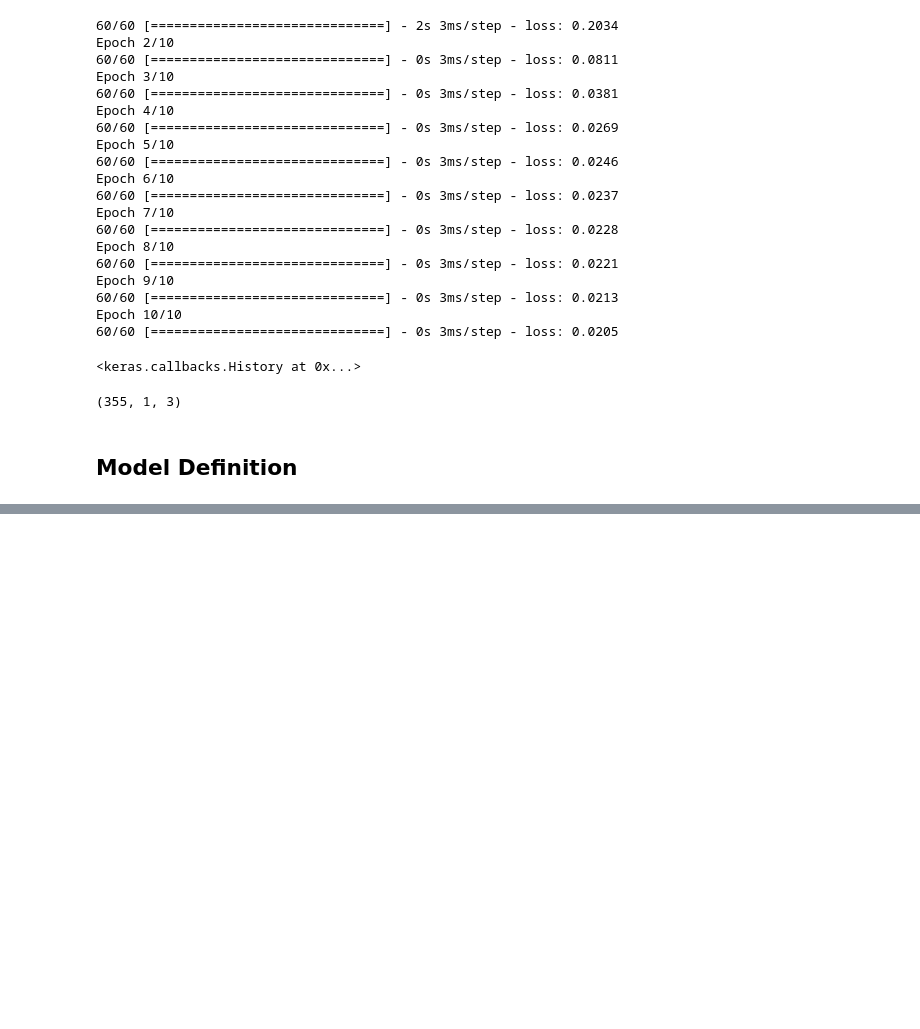
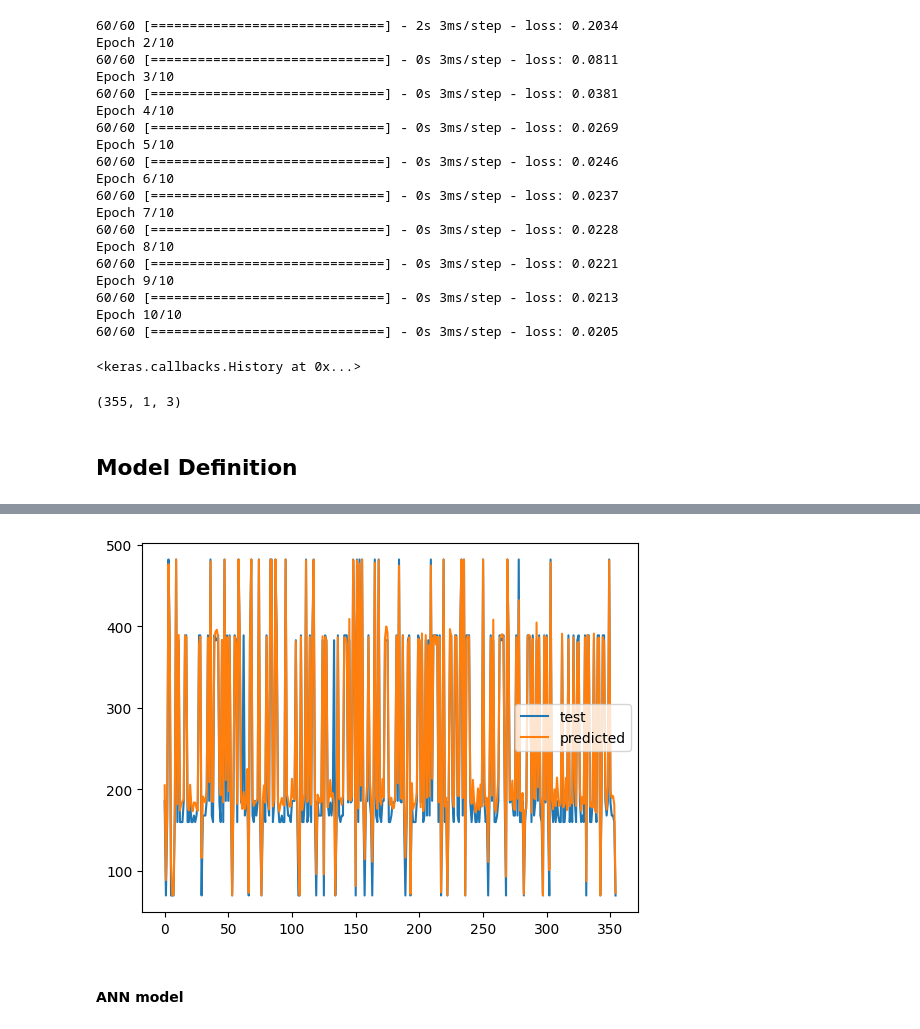
Before and after one commit to sylvas-j/ML, a Jupyter notebook: Tensorflow_works/dr-nubel/building-model.ipynb, the cells around one changed output, grey strips where cells are left out. Saved outputs shown, nothing was run; the diff lists cells and outputs as text; code cells hidden in the pictures; blank space fills up the shorter version.

```diff
--- a/Tensorflow_works/dr-nubel/building-model.ipynb
+++ b/Tensorflow_works/dr-nubel/building-model.ipynb
@@ -184,5 +159,0 @@ X_train.shape
-# %%
-input_dim = X_train.shape[2]
-output_dim = 20
-maxlen = 6
-look_back = 1
@@ -256,13 +223,14 @@ X_test.shape
 def baseline_model():
     # create model
     model = Sequential()
-    model.add(Dense(60, input_dim=21, activation='relu'))
-    model.add(Dense(40, activation='relu'))
-    # model.add(Dense(30, activation='relu'))
-    # model.add(Dense(1, activation='sigmoid'))
-    model.add(Dense(28, activation='softmax'))
+    model.add(Dense(40, input_dim=3, activation='relu'))
+    model.add(Dense(30, activation='relu'))
+    model.add(Dense(20))
+    model.add(Dense(10))
+    model.add(Dense(1, activation='sigmoid'))
+    # model.add(Dense(1, activation='softmax'))
     # Compile model
-    model.compile(loss='categorical_crossentropy', optimizer='adam', metrics=['accuracy'])
+    model.compile(loss='mean_squared_error', optimizer='adam')
     # model.compile(loss='binary_crossentropy', optimizer='adam', metrics=['accuracy'])
     return model
 # %%
@@ -288,8 +259,9 @@ Non-trainable params: 0
 _________________________________________________________________
 # %%
 
-estimator = KerasClassifier(build_fn=baseline_model, epochs=10, batch_size=100, verbose=0)
-kfold = KFold(n_splits=10, shuffle=True)
-results = cross_val_score(estimator, S_train, y_train, cv=kfold)
+estimator = KerasRegressor(build_fn=baseline_model, epochs=10, batch_size=10, verbose=0)
+# cv = KFold(n_splits=10, shuffle=True)
+cv = RepeatedKFold(n_splits=10, n_repeats=3, random_state=1)
+results = cross_val_score(estimator, X_train, y_train, cv=cv)
 print("Baseline: %.2f%% (%.2f%%)" % (results.mean()*100, results.std()*100))
 # print("Model accuracy: %.2f"% (accuracy*100))
@@ -295,0 +270,8 @@ print("Baseline: %.2f%% (%.2f%%)" % (results.mean()*100, results.std()*100))
+# %%
+estimator.fit(X_train, y_train, verbose=0)
+k_pred = estimator.predict(X_test)
+
+yy,pp = scalarY.inverse_transform(y_test),scalarY.inverse_transform(k_pred.reshape(-1,1))
+testScore = math.sqrt(mean_squared_error(yy, pp))
+
+print('Test Score: %.2f RMSE' % (testScore))
@@ -296,2 +303,12 @@ print("Baseline: %.2f%% (%.2f%%)" % (results.mean()*100, results.std()*100))
+# %%
+# plt.plot(dataset[:,3].reshape(-1,1), label='dataset')
+plt.plot(yy,label='test')
+plt.plot(pp,label='predicted')
+plt.legend()
+plt.show()
+# %% [output]
+[figure, added]
+# %% [markdown]
+#### ANN model
 # %%
 model = baseline_model()
```
Also changed, not shown: parts of 34 cells of this notebook, 3 other files.
